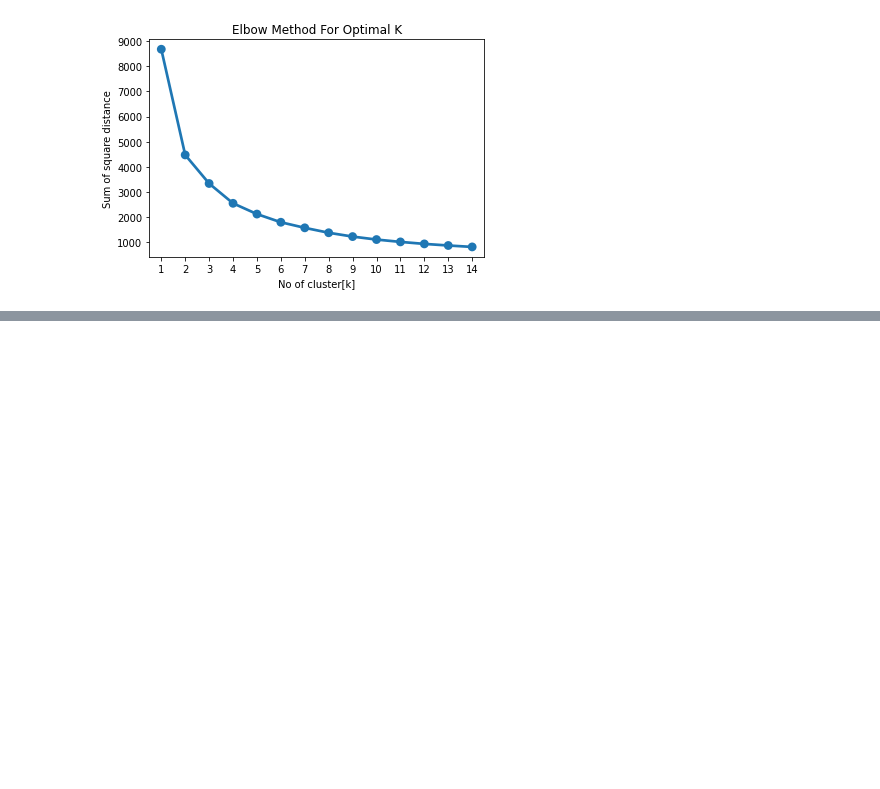
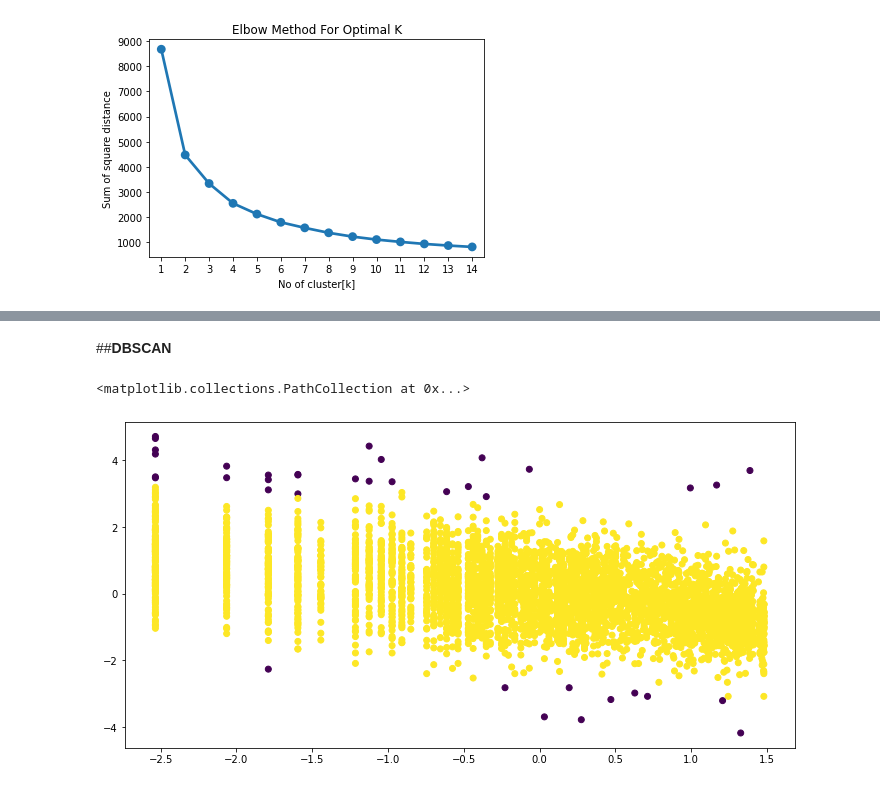
Before and after one commit to Mmbsaksd/Online-Retail, a Jupyter notebook: Online_Retail.ipynb, the cells around one changed output, grey strips where cells are left out. Cells and saved outputs as stored; diff of their text form; code cells hidden in the pictures; blank space fills up the shorter version.

```diff
--- a/Online_Retail.ipynb
+++ b/Online_Retail.ipynb
@@ -838,0 +857,12 @@ plt.show()
+# %% [markdown]
+##**DBSCAN**
+# %%
+#Implimenting DBSCAN
+from sklearn.cluster import DBSCAN
+from sklearn import metrics
+ypred = DBSCAN(eps=0.5, min_samples=15).fit_predict(x)
+plt.figure(figsize=(12,6))
+plt.scatter(x[:,0],x[:,1], c=ypred)
+# %% [output]
+<matplotlib.collections.PathCollection at 0x...>
+[figure, added]
```
Also changed, not shown: parts of 6 cells of this notebook.
